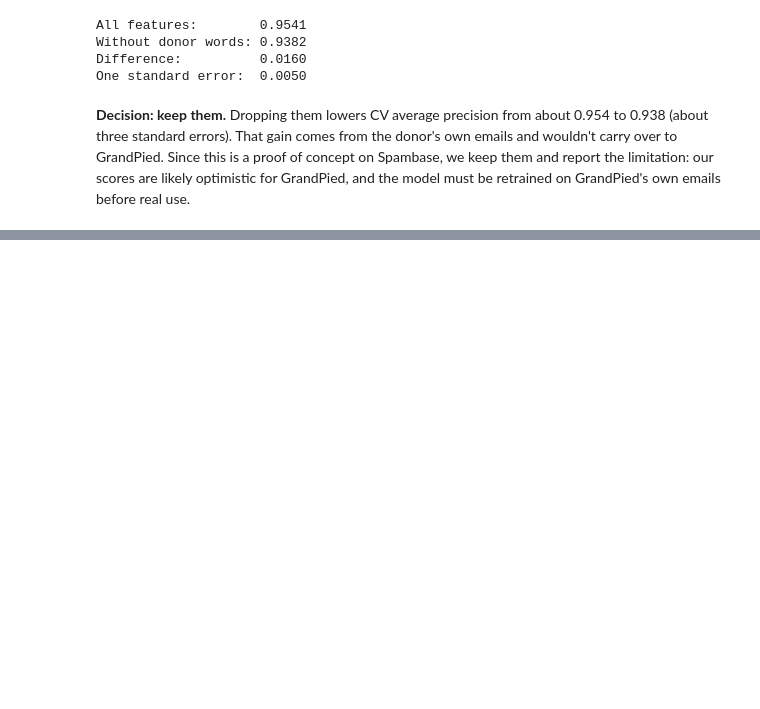
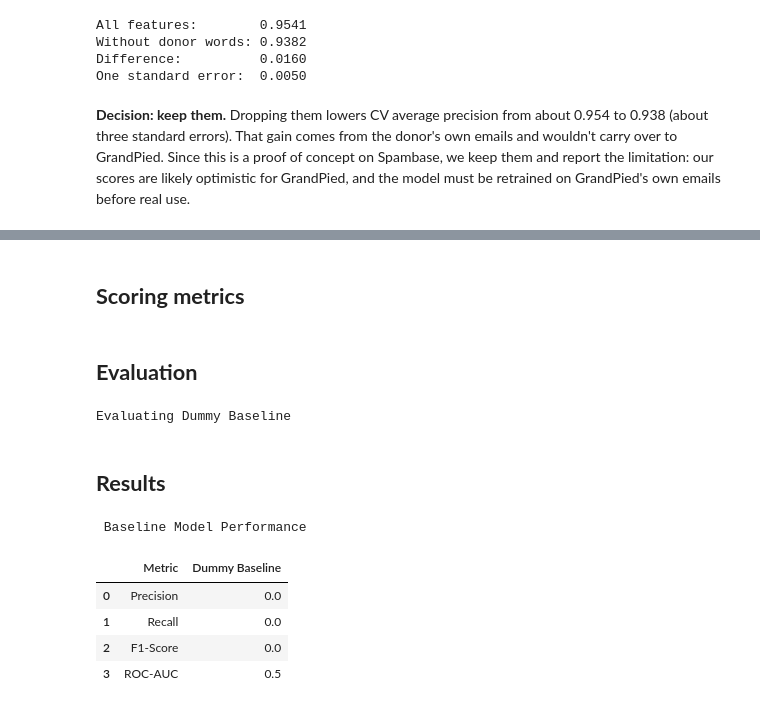
Before and after one commit to alajemba-vik/spamjam, a Jupyter notebook: notebooks/analysis.ipynb, the cells around one changed output, grey strips where cells are left out. Saved outputs shown, nothing was run; the diff lists cells and outputs as text; code cells hidden in the pictures; blank space fills up the shorter version.

Commit message:
feat: Task 4 - Lasso feature selection and Dummy baseline (#28)

```diff
--- a/notebooks/analysis.ipynb
+++ b/notebooks/analysis.ipynb
@@ -141,0 +209,3 @@ One standard error:  0.0050
+# %%
+X_train_reduced = X_train[useful_columns]
+print(f" Reduced training set shape: {X_train_reduced.shape}")
@@ -141,0 +226,42 @@ One standard error:  0.0050
+# %%
+cv = StratifiedKFold(n_splits=cv_folds, shuffle=True, random_state=config['random_state'])
+
+dummy_model = DummyClassifier(strategy="most_frequent")
+# %% [markdown]
+## **Scoring metrics**
+# %%
+scoring = {
+    'precision': make_scorer(precision_score, zero_division=0),
+    'recall': make_scorer(recall_score, zero_division=0),
+    'f1': make_scorer(f1_score, zero_division=0),
+    'roc_auc': 'roc_auc'
+}
+# %% [markdown]
+## **Evaluation**
+# %%
+print("Evaluating Dummy Baseline")
+dummy_scores = cross_validate(dummy_model, X_train_reduced, y_train, cv=cv, scoring=scoring)
+# %% [output]
+Evaluating Dummy Baseline
+# %% [markdown]
+## **Results**
+# %%
+results_df = pd.DataFrame({
+    'Metric': ['Precision', 'Recall', 'F1-Score', 'ROC-AUC'],
+    'Dummy Baseline': [
+        dummy_scores['test_precision'].mean(),
+        dummy_scores['test_recall'].mean(),
+        dummy_scores['test_f1'].mean(),
+        dummy_scores['test_roc_auc'].mean()
+    ]
+})
+
+print(" Baseline Model Performance ")
+display(results_df.round(4))
+# %% [output]
+ Baseline Model Performance
+|  | Metric | Dummy Baseline |
+| 0 | Precision | 0.0 |
+| 1 | Recall | 0.0 |
+| 2 | F1-Score | 0.0 |
+| 3 | ROC-AUC | 0.5 |
```
Also changed, not shown: parts of 18 cells of this notebook, 2 other files.
